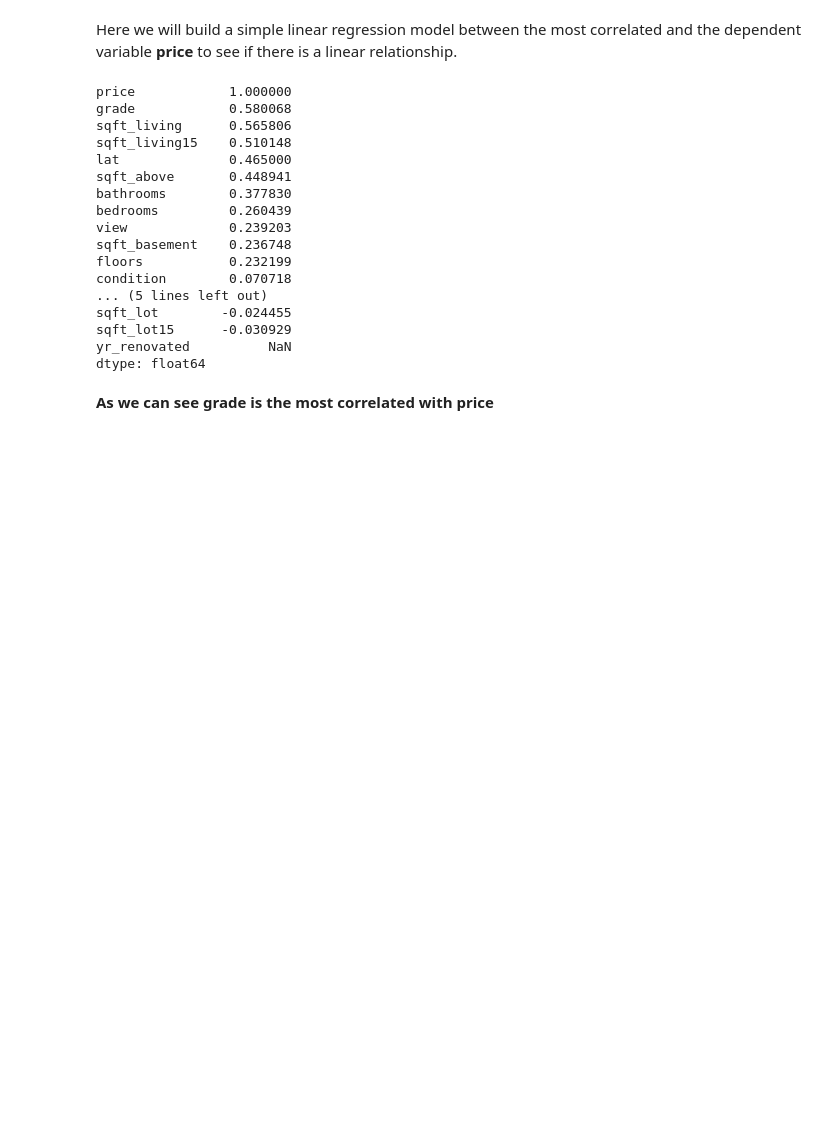
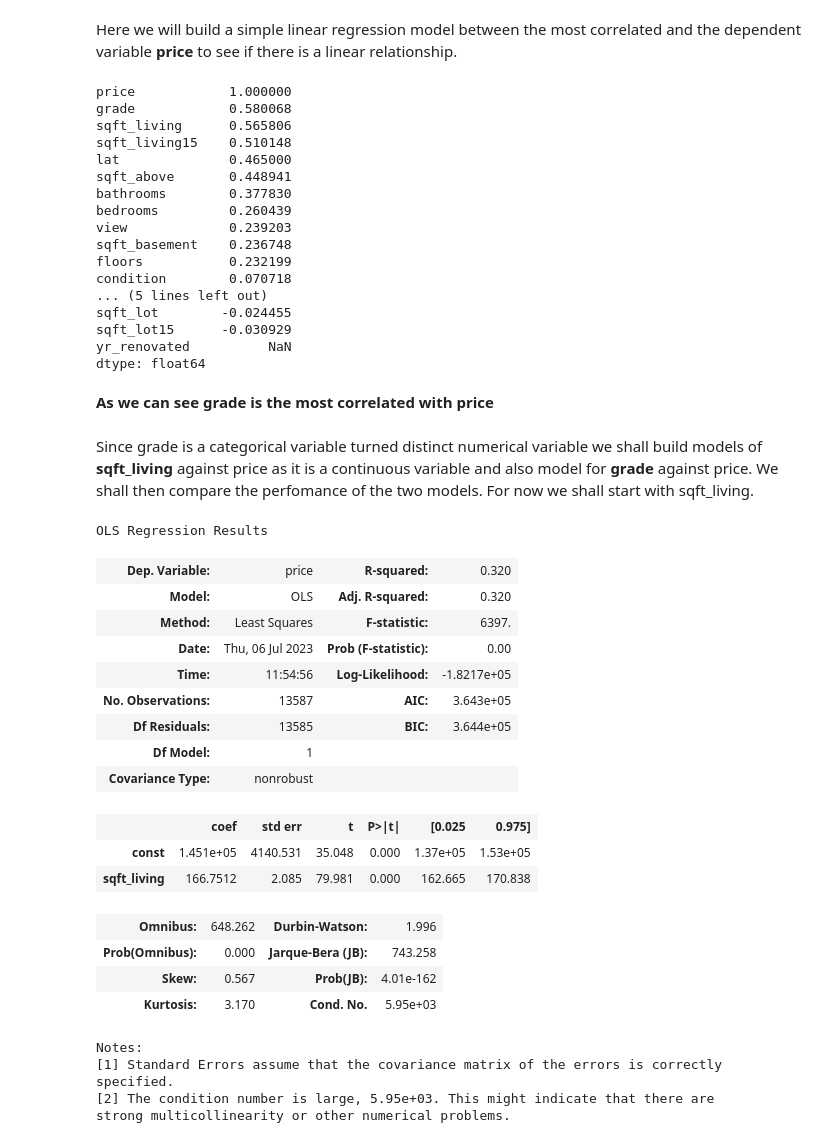
Before and after one commit to DennisWainaina/Megamax-Real-Estate-House-Project, a Jupyter notebook: index.ipynb, the cells around one changed output. Cells and saved outputs as stored; diff of their text form; code cells hidden in the pictures; blank space fills up the shorter version.

```diff
--- a/index.ipynb
+++ b/index.ipynb
@@ -1190,3 +1190,38 @@ yr_renovated          NaN
 dtype: float64
 # %% [markdown]
 **As we can see grade is the most correlated with price**
+# %% [markdown]
+Since grade is a categorical variable turned distinct numerical variable we shall build models of **sqft_living** against price as it is a continuous variable and also model for **grade** against price. We shall then compare the perfomance of the two models. For now we shall start with sqft_living.
+# %%
+# Isolating the dependent and independent variables.
+y  # Dependent variable
+x = combined_df['sqft_living']  # Independent variable
+
+# Building model
+model = sm.OLS(y, sm.add_constant(x))
+results = model.fit()
+
+# Seeing summary
+results.summary()
+# %% [output]
+OLS Regression Results
+| Dep. Variable: | price | R-squared: | 0.320 |
+| Model: | OLS | Adj. R-squared: | 0.320 |
+| Method: | Least Squares | F-statistic: | 6397. |
+| Date: | Thu, 06 Jul 2023 | Prob (F-statistic): | 0.00 |
+| Time: | 11:54:56 | Log-Likelihood: | -1.8217e+05 |
+| No. Observations: | 13587 | AIC: | 3.643e+05 |
+| Df Residuals: | 13585 | BIC: | 3.644e+05 |
+| Df Model: | 1 |  |  |
+| Covariance Type: | nonrobust |  |  |
+|  | coef | std err | t | P>|t| | [0.025 | 0.975] |
+| const | 1.451e+05 | 4140.531 | 35.048 | 0.000 | 1.37e+05 | 1.53e+05 |
+| sqft_living | 166.7512 | 2.085 | 79.981 | 0.000 | 162.665 | 170.838 |
+| Omnibus: | 648.262 | Durbin-Watson: | 1.996 |
+| Prob(Omnibus): | 0.000 | Jarque-Bera (JB): | 743.258 |
+| Skew: | 0.567 | Prob(JB): | 4.01e-162 |
+| Kurtosis: | 3.170 | Cond. No. | 5.95e+03 |
+Notes:
+[1] Standard Errors assume that the covariance matrix of the errors is correctly specified.
+[2] The condition number is large, 5.95e+03. This might indicate that there are
+strong multicollinearity or other numerical problems.
```
Also changed, not shown: parts of 6 cells of this notebook.
